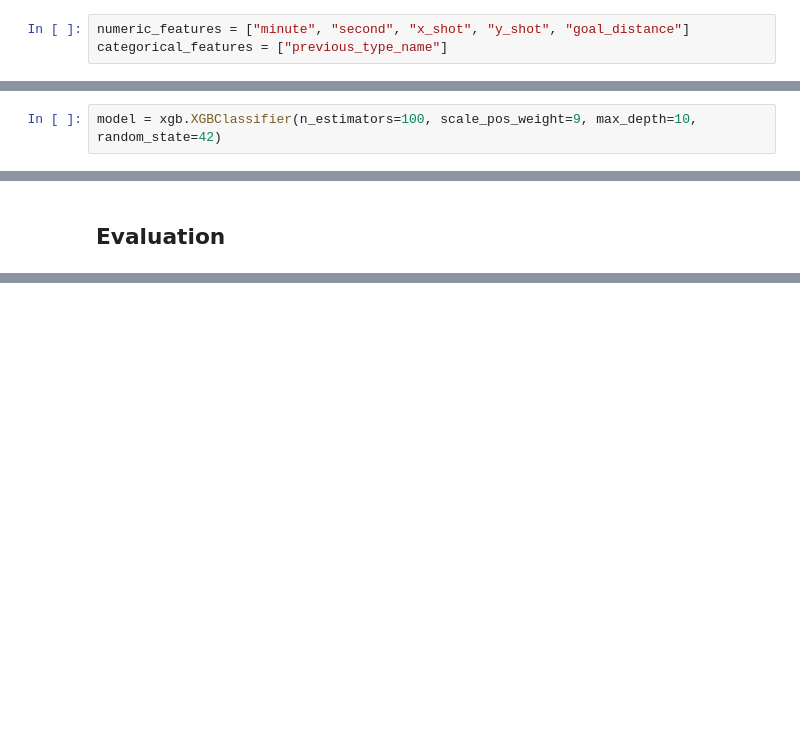
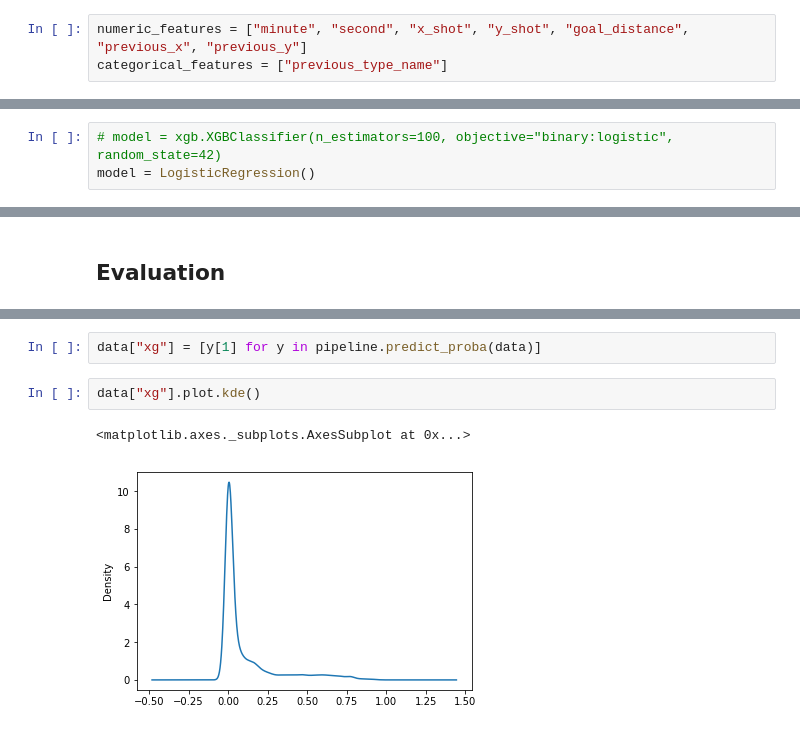
Before and after one commit to Ben8t/expected_goal, a Jupyter notebook: notebook/xgboost_simple.ipynb, the cells around one changed output, grey strips where cells are left out. Drawn from its saved outputs; the diff is of its cells as text; blank space fills up the shorter version.

```diff
--- a/notebook/xgboost_simple.ipynb
+++ b/notebook/xgboost_simple.ipynb
@@ -23,7 +30,7 @@ x_train, y_train, x_test, y_test = split_dataset(data, 0.2, "is_goal")
 # %% [markdown]
 ## Feature Enginnering
 # %%
-numeric_features = ["minute", "second", "x_shot", "y_shot", "goal_distance"]
+numeric_features = ["minute", "second", "x_shot", "y_shot", "goal_distance", "previous_x", "previous_y"]
 categorical_features = ["previous_type_name"]
 # %%
 feature_engineering = DataFrameMapper([
@@ -32,7 +39,8 @@ feature_engineering = DataFrameMapper([
 # %% [markdown]
 ## Modelisation
 # %%
-model = xgb.XGBClassifier(n_estimators=100, scale_pos_weight=9, max_depth=10, random_state=42)
+# model = xgb.XGBClassifier(n_estimators=100, objective="binary:logistic", random_state=42)
+model = LogisticRegression()
 # %% [markdown]
 ## Pipeline
 # %%
@@ -52,0 +71,7 @@ plot_evaluation(y_test, y_pred, y_pred_proba)
+# %%
+data["xg"] = [y[1] for y in pipeline.predict_proba(data)]
+# %%
+data["xg"].plot.kde()
+# %% [output]
+<matplotlib.axes._subplots.AxesSubplot at 0x...>
+[figure, added]
```
Also changed, not shown: parts of 7 cells of this notebook, 2 other files.
